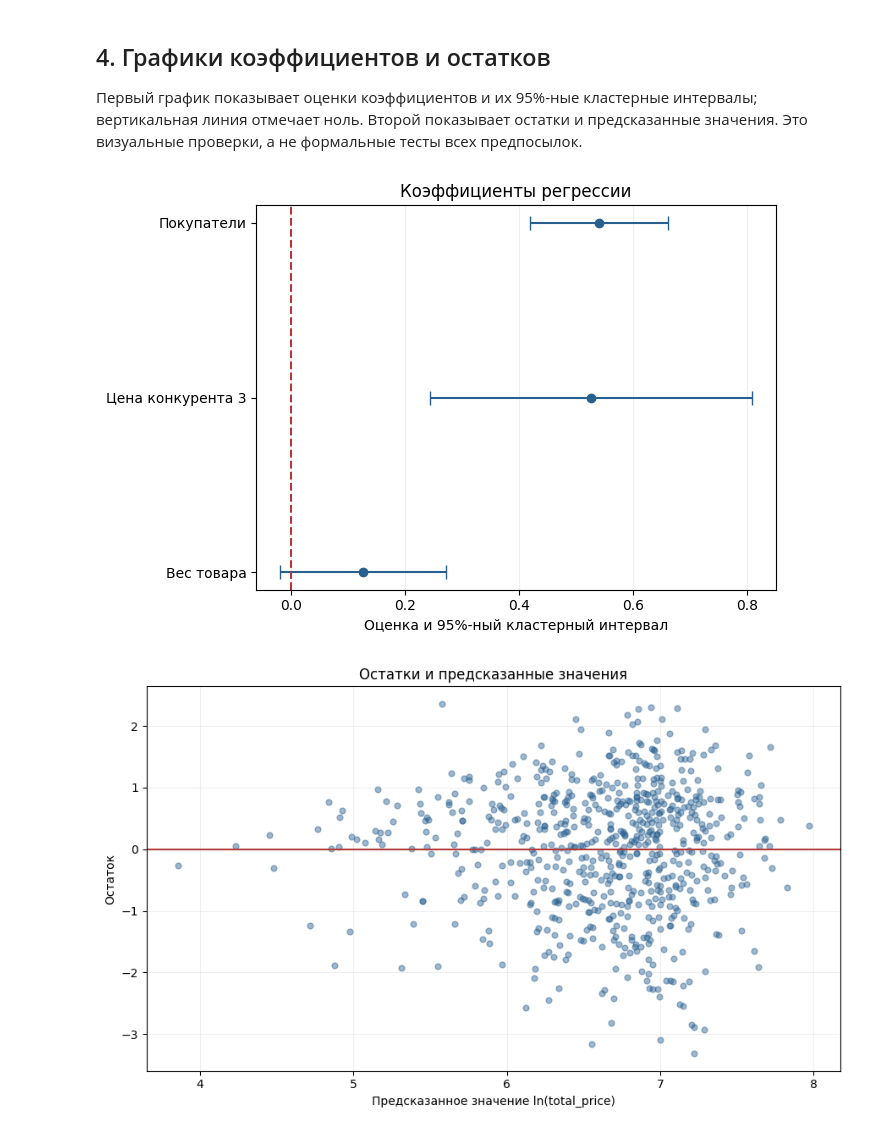
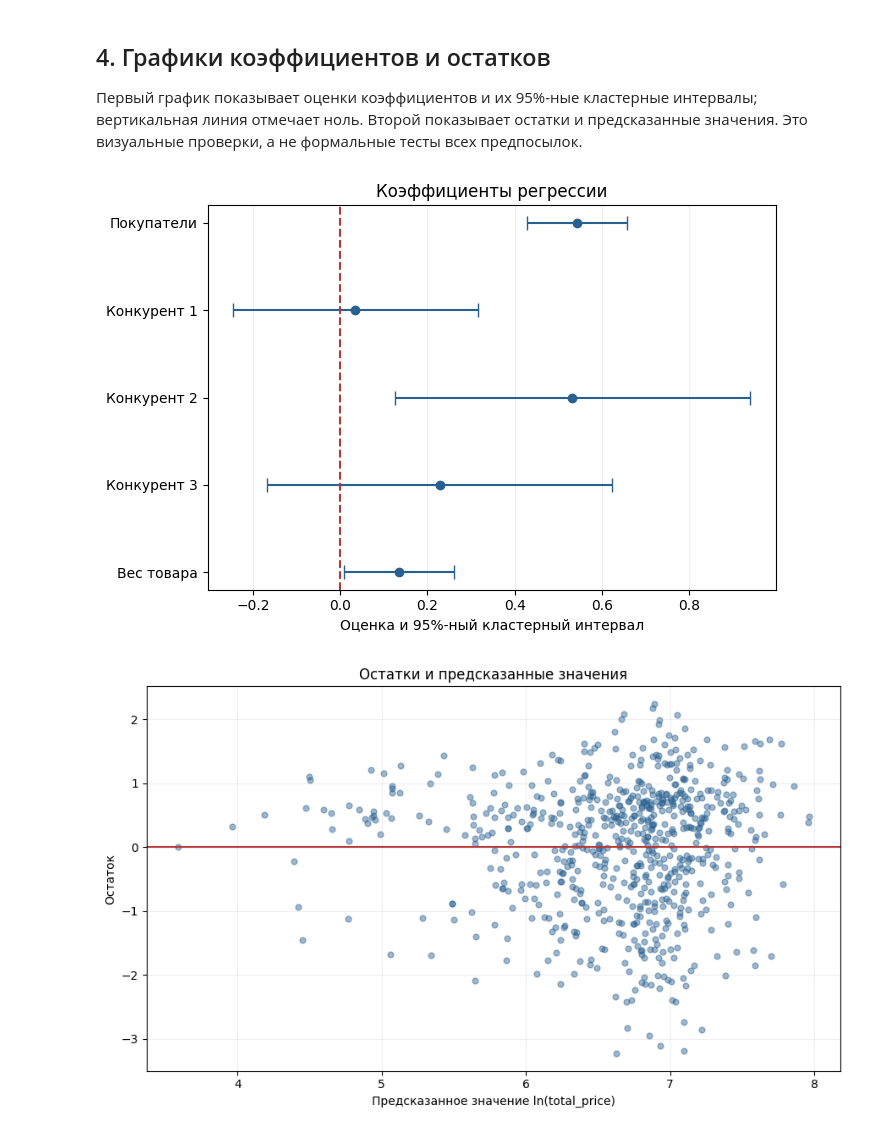
Before and after one commit to tushkanchek/scienceWork, a Jupyter notebook: science_work_simple.ipynb, the cells around one changed output. Saved outputs shown, nothing was run; the diff lists cells and outputs as text; code cells hidden in the pictures.

```diff
--- a/science_work_simple.ipynb
+++ b/science_work_simple.ipynb
@@ -17,9 +17,9 @@ import pandas as pd
 import statsmodels.formula.api as smf
 
 data = pd.read_csv(Path('retail_price.csv'))
-columns = ['total_price', 'customers', 'comp_3', 'product_weight_g', 'product_id']
+columns = ['total_price', 'customers', 'comp_1', 'comp_2', 'comp_3', 'product_weight_g', 'product_id']
 model_data = data[columns].dropna().copy()
-numeric_columns = ['total_price', 'customers', 'comp_3', 'product_weight_g']
+numeric_columns = ['total_price', 'customers', 'comp_1', 'comp_2', 'comp_3', 'product_weight_g']
 assert (model_data[numeric_columns] > 0).all().all()
 
 for column in numeric_columns:
@@ -172,7 +222,7 @@ display(effect_table.round(2))
 
 Первый график показывает оценки коэффициентов и их 95%-ные кластерные интервалы; вертикальная линия отмечает ноль. Второй показывает остатки и предсказанные значения. Это визуальные проверки, а не формальные тесты всех предпосылок.
 # %%
-coefficient_labels = ['Покупатели', 'Цена конкурента 3', 'Вес товара']
+coefficient_labels = ['Покупатели', 'Конкурент 1', 'Конкурент 2', 'Конкурент 3', 'Вес товара']
 coefficient_values = cluster_result.params[1:]
 coefficient_intervals = confidence_intervals[1:]
 positions = np.arange(len(coefficient_values))
@@ -183,32 +233,32 @@ ax.errorbar(
     xerr=np.vstack([
         coefficient_values - coefficient_intervals[:, 0],
         coefficient_intervals[:, 1] - coefficient_values,
     ]),
     fmt='o',
     capsize=5,
     color='#286090',
     ecolor='#286090',
 )
 ax.axvline(0, color='#b33a3a', linestyle='--', linewidth=1.5)
 ax.set_yticks(positions, labels=coefficient_labels)
 ax.invert_yaxis()
 ax.set_xlabel('Оценка и 95%-ный кластерный интервал')
 ax.set_title('Коэффициенты регрессии')
 ax.grid(axis='x', alpha=0.2)
 fig.tight_layout()
 fig.savefig('coefficients_ci_simple.png', dpi=160, bbox_inches='tight')
 plt.show()
 
 fig, ax = plt.subplots(figsize=(9, 5.5))
 ax.scatter(ols_result.fittedvalues, ols_result.resid, alpha=0.45, color='#286090', s=24)
 ax.axhline(0, color='#b33a3a', linewidth=1.5)
 ax.set_title('Остатки и предсказанные значения')
 ax.set_xlabel('Предсказанное значение ln(total_price)')
 ax.set_ylabel('Остаток')
 ax.grid(alpha=0.2)
 fig.tight_layout()
 fig.savefig('residuals_simple.png', dpi=160, bbox_inches='tight')
 plt.show()
 # %% [output]
-[figure, old version]
+[figure, new version]
-[figure, old version]
+[figure, new version]
```
Also changed, not shown: parts of 9 cells of this notebook, 11 other files.
